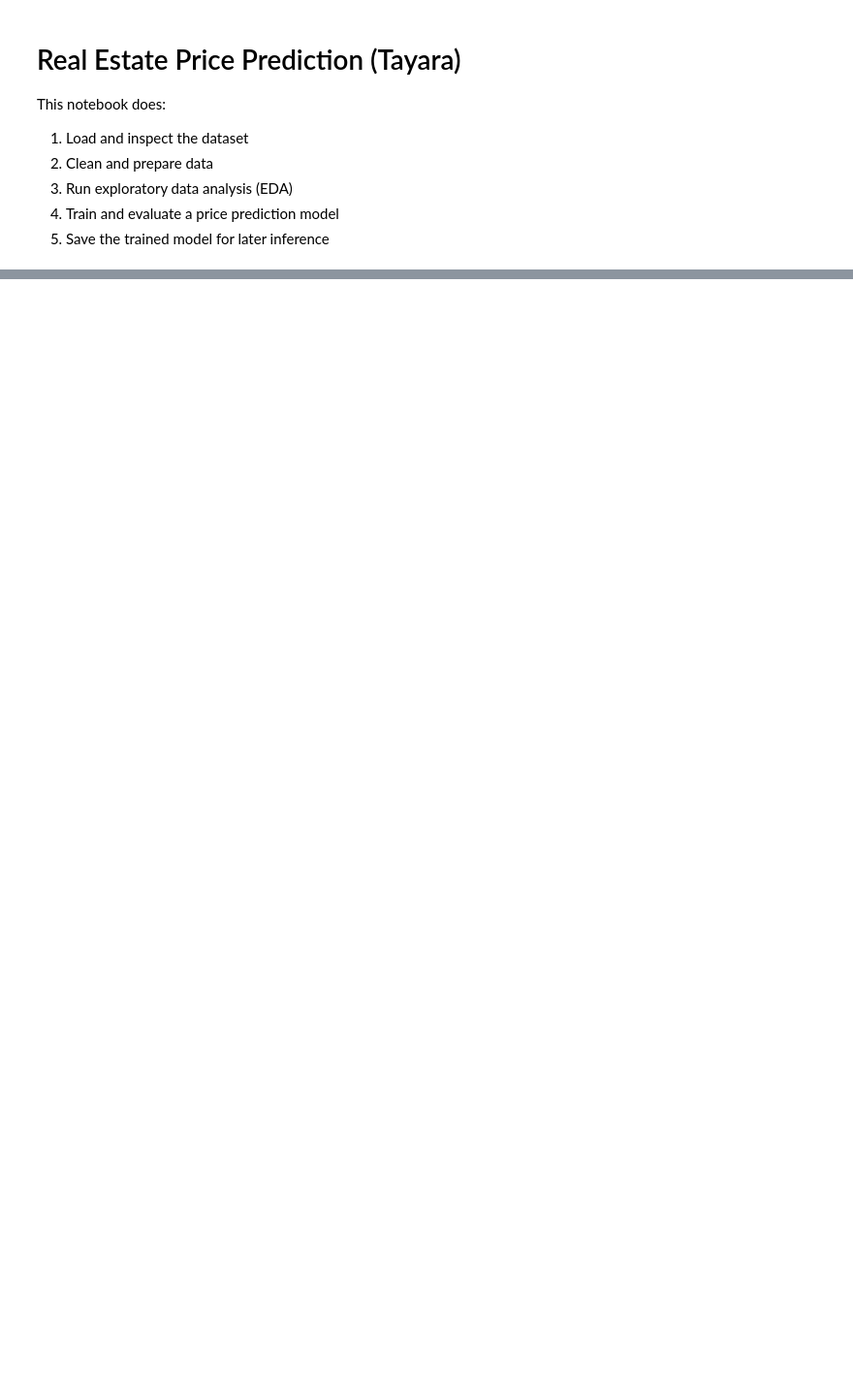
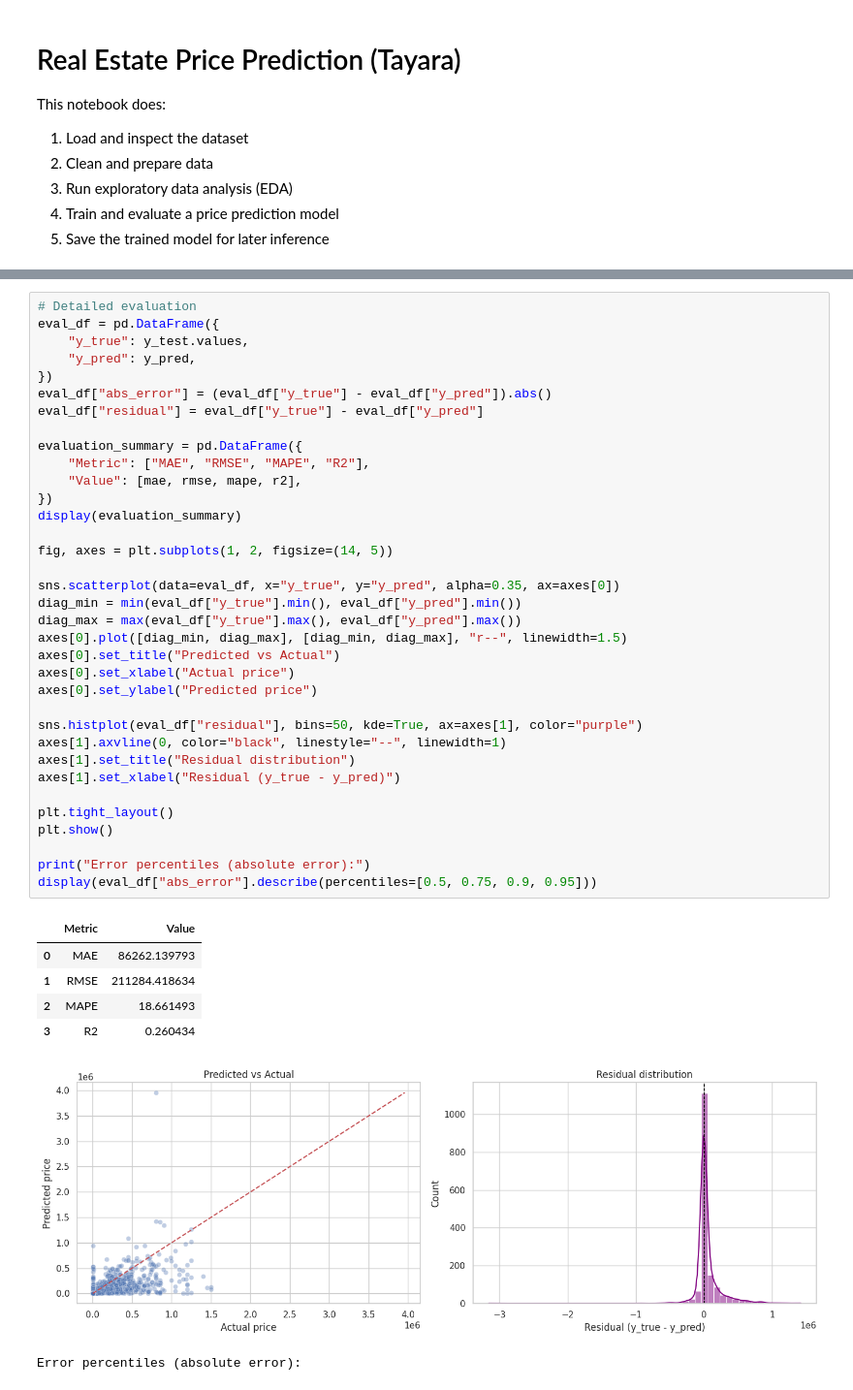
Before and after one commit to eng-Marwen/P2M, a Jupyter notebook: aimicroservice/models-training/price_prediction_model/model_training.ipynb, the cells around one changed output, grey strips where cells are left out. Shown at 97% size. Saved outputs shown, nothing was run; the diff lists cells and outputs as text; blank space fills up the shorter version.

```diff
--- a/aimicroservice/models-training/price_prediction_model/model_training.ipynb
+++ b/aimicroservice/models-training/price_prediction_model/model_training.ipynb
@@ -208,0 +284,43 @@ print(f"R²   : {r2:.4f}")
+# %%
+# Detailed evaluation
+eval_df = pd.DataFrame({
+    "y_true": y_test.values,
+    "y_pred": y_pred,
+})
+eval_df["abs_error"] = (eval_df["y_true"] - eval_df["y_pred"]).abs()
+eval_df["residual"] = eval_df["y_true"] - eval_df["y_pred"]
+
+evaluation_summary = pd.DataFrame({
+    "Metric": ["MAE", "RMSE", "MAPE", "R2"],
+    "Value": [mae, rmse, mape, r2],
+})
+display(evaluation_summary)
+
+fig, axes = plt.subplots(1, 2, figsize=(14, 5))
+
+sns.scatterplot(data=eval_df, x="y_true", y="y_pred", alpha=0.35, ax=axes[0])
+diag_min = min(eval_df["y_true"].min(), eval_df["y_pred"].min())
+diag_max = max(eval_df["y_true"].max(), eval_df["y_pred"].max())
+axes[0].plot([diag_min, diag_max], [diag_min, diag_max], "r--", linewidth=1.5)
+axes[0].set_title("Predicted vs Actual")
+axes[0].set_xlabel("Actual price")
+axes[0].set_ylabel("Predicted price")
+
+sns.histplot(eval_df["residual"], bins=50, kde=True, ax=axes[1], color="purple")
+axes[1].axvline(0, color="black", linestyle="--", linewidth=1)
+axes[1].set_title("Residual distribution")
+axes[1].set_xlabel("Residual (y_true - y_pred)")
+
+plt.tight_layout()
+plt.show()
+
+print("Error percentiles (absolute error):")
+display(eval_df["abs_error"].describe(percentiles=[0.5, 0.75, 0.9, 0.95]))
+# %% [output]
+|  | Metric | Value |
+| 0 | MAE | 86262.139793 |
+| 1 | RMSE | 211284.418634 |
+| 2 | MAPE | 18.661493 |
+| 3 | R2 | 0.260434 |
+[figure, added]
+Error percentiles (absolute error):
```
Also changed, not shown: parts of 10 cells of this notebook.
